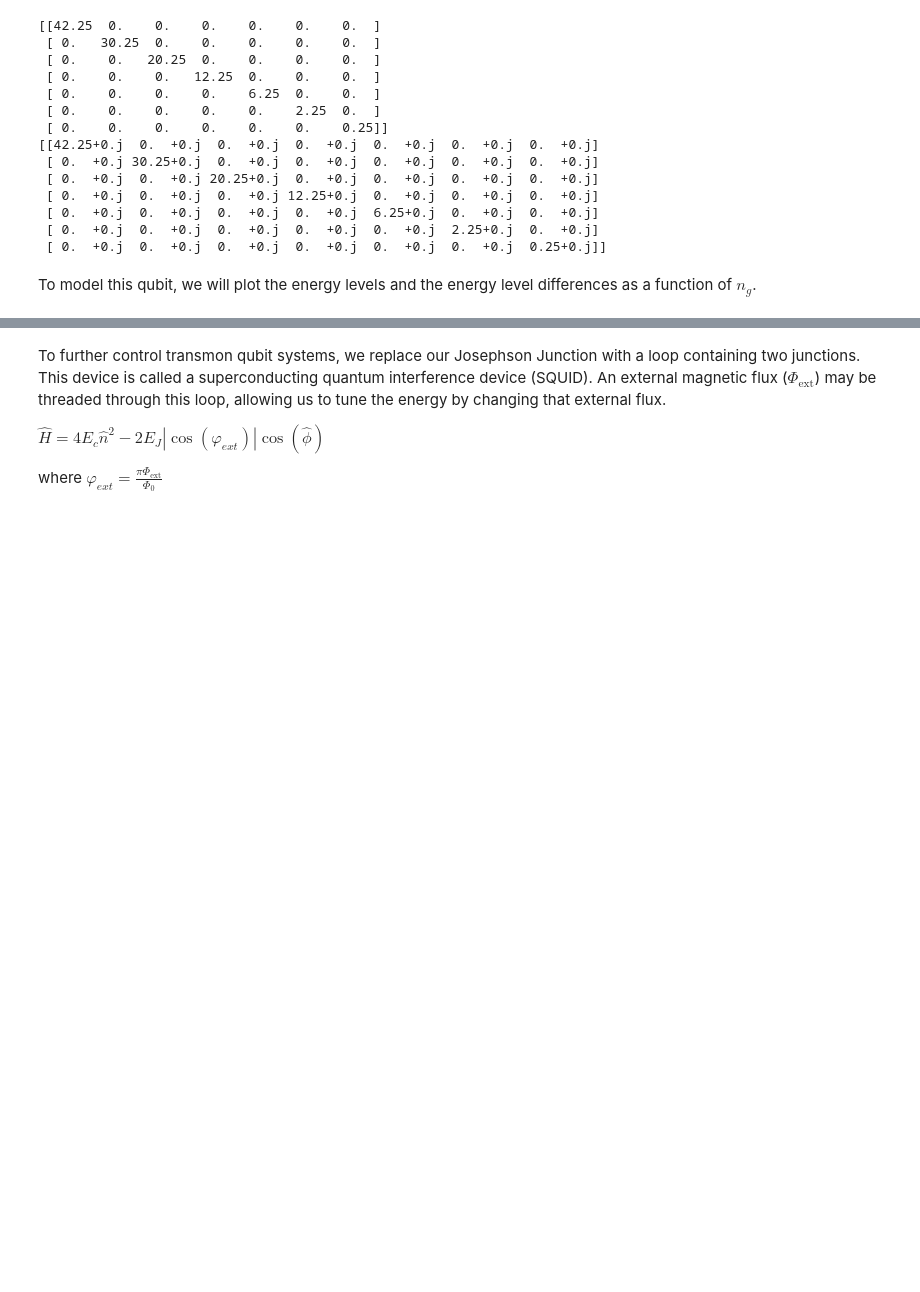
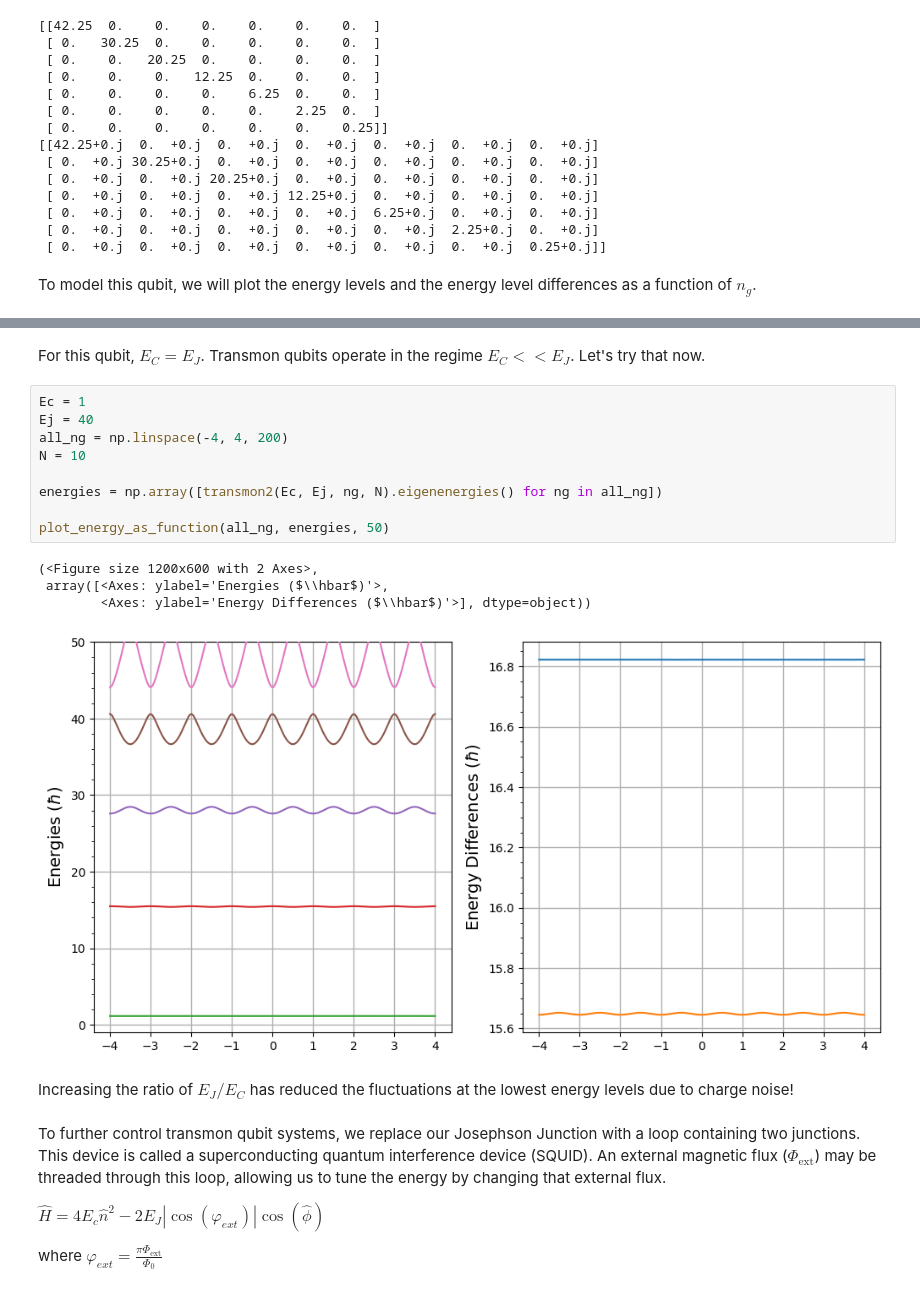
Before and after one commit to Khosmos3/Superconducting-Qubits, a Jupyter notebook: superconducting.ipynb, the cells around one changed output, grey strips where cells are left out. Cells and saved outputs as stored; diff of their text form; blank space fills up the shorter version.

```diff
--- a/superconducting.ipynb
+++ b/superconducting.ipynb
@@ -272,3 +272,21 @@ plot_energy_as_function(all_ng, energies)
+# %% [markdown]
+For this qubit, $E_C = E_J$.  Transmon qubits operate in the regime $E_C << E_J$. Let's try that now.
+# %%
+Ec = 1
+Ej = 40
+all_ng = np.linspace(-4, 4, 200)
+N = 10
+
+energies = np.array([transmon2(Ec, Ej, ng, N).eigenenergies() for ng in all_ng])
+
+plot_energy_as_function(all_ng, energies, 50)
+# %% [output]
+(<Figure size 1200x600 with 2 Axes>,
+ array([<Axes: ylabel='Energies ($\\hbar$)'>,
+        <Axes: ylabel='Energy Differences ($\\hbar$)'>], dtype=object))
+[figure, added]
+# %% [markdown]
+Increasing the ratio of $E_J/E_C$ has reduced the fluctuations at the lowest energy levels due to charge noise!
 # %% [markdown]
 To further control transmon qubit systems, we replace our Josephson Junction with a loop containing two junctions. This device is called a superconducting quantum interference device (SQUID). An external magnetic flux ($\Phi_{\text{ext}}$) may be threaded through this loop, allowing us to tune the energy by changing that external flux.
 
```
Also changed, not shown: parts of 9 cells of this notebook.
